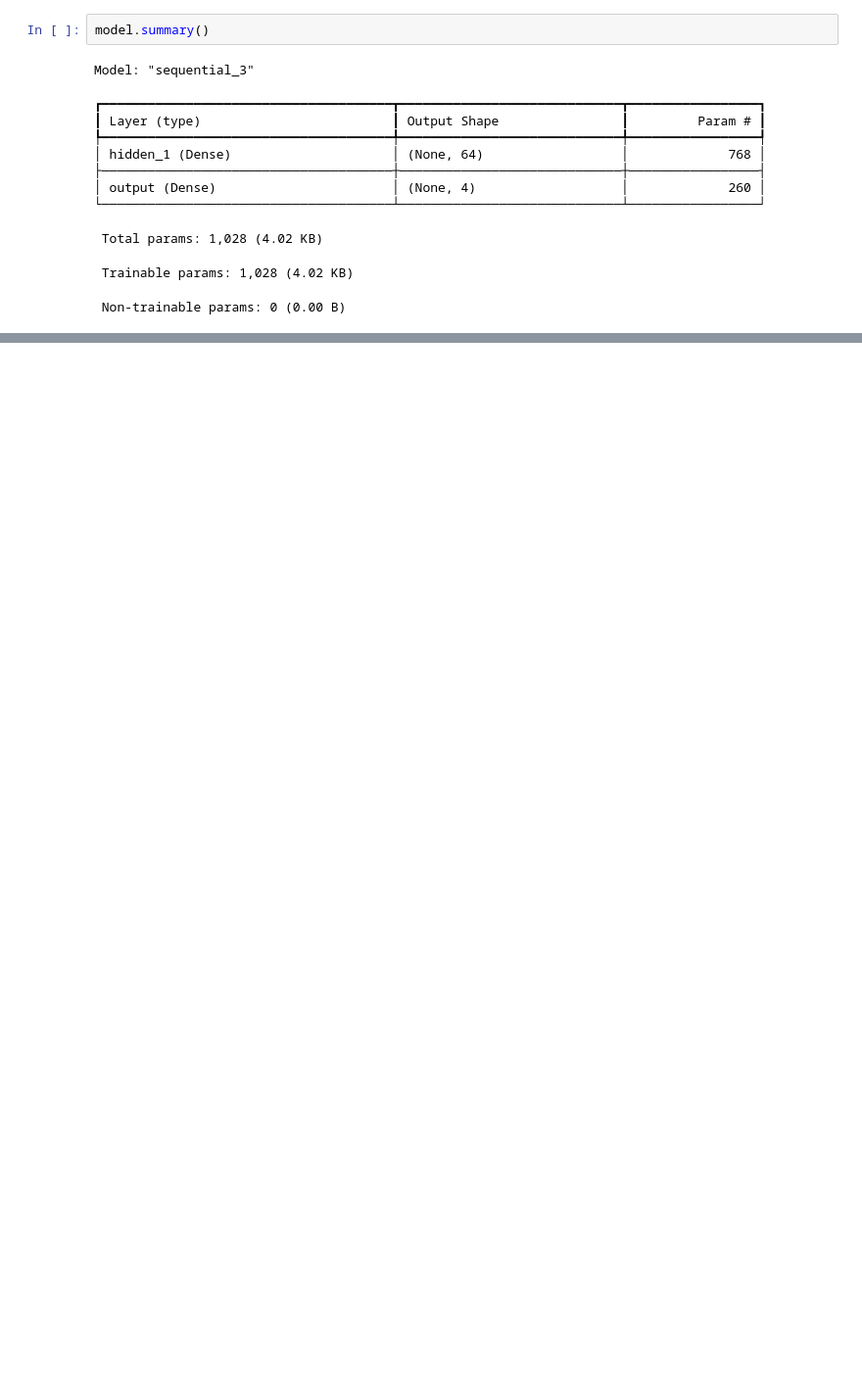
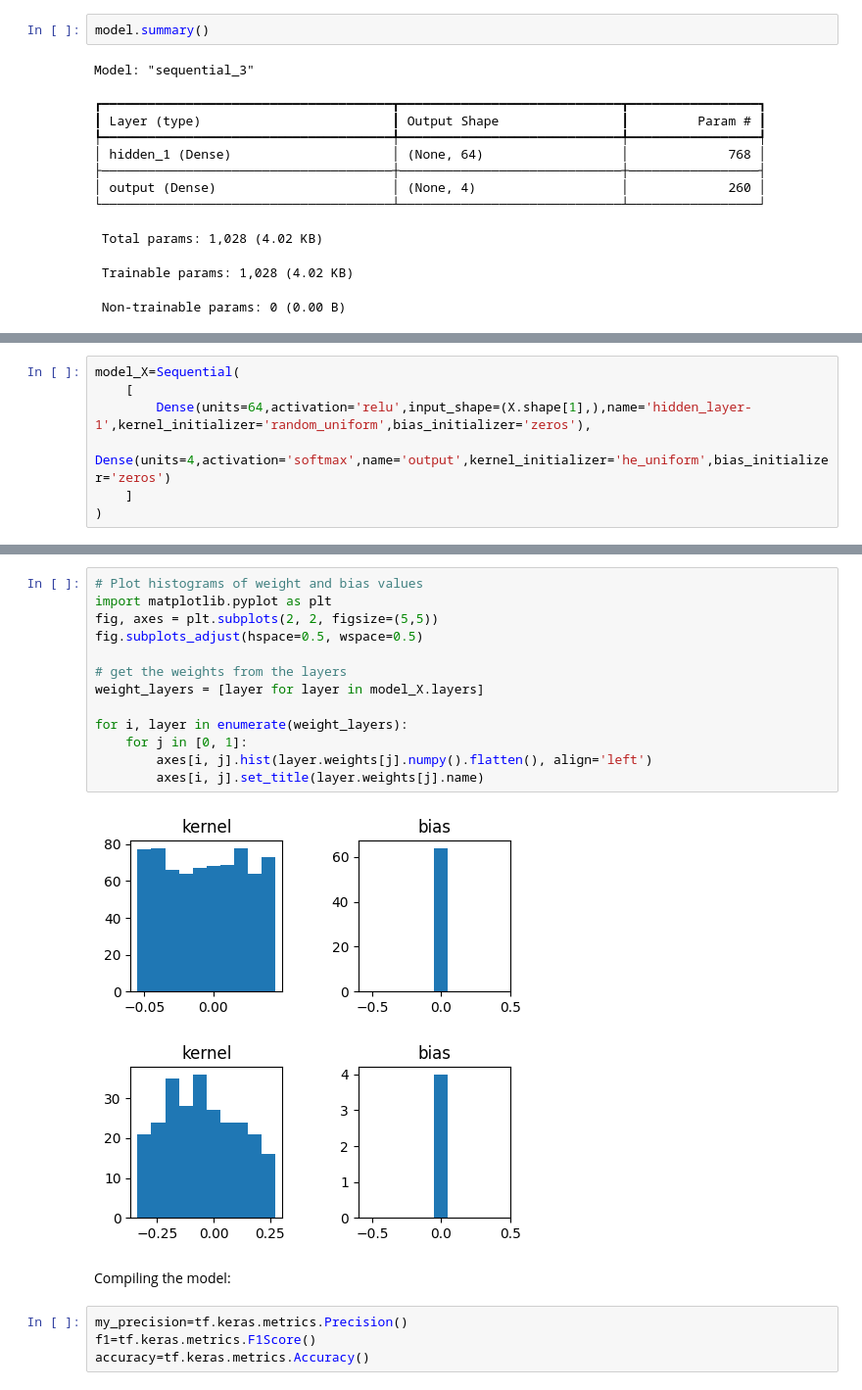
Before and after one commit to Jayaprakash1710/Module-20-Neural-Networks, a Jupyter notebook: Lec_6_Tensorflow_and_Keras_1.ipynb, the cells around one changed output, grey strips where cells are left out. Shown: that part at 98% size. Saved outputs shown, nothing was run; the diff lists cells and outputs as text; blank space fills up the shorter version.

```diff
--- a/Lec_6_Tensorflow_and_Keras_1.ipynb
+++ b/Lec_6_Tensorflow_and_Keras_1.ipynb
@@ -365,0 +378,7 @@ Model: "sequential_3"
+# %%
+model_X=Sequential(
+    [
+        Dense(units=64,activation='relu',input_shape=(X.shape[1],),name='hidden_layer-1',kernel_initializer='random_uniform',bias_initializer='zeros'),
+        Dense(units=4,activation='softmax',name='output',kernel_initializer='he_uniform',bias_initializer='zeros')
+    ]
+)
@@ -365,0 +399,21 @@ Model: "sequential_3"
+# %%
+# Plot histograms of weight and bias values
+import matplotlib.pyplot as plt
+fig, axes = plt.subplots(2, 2, figsize=(5,5))
+fig.subplots_adjust(hspace=0.5, wspace=0.5)
+
+# get the weights from the layers
+weight_layers = [layer for layer in model_X.layers]
+
+for i, layer in enumerate(weight_layers):
+    for j in [0, 1]:
+        axes[i, j].hist(layer.weights[j].numpy().flatten(), align='left')
+        axes[i, j].set_title(layer.weights[j].name)
+# %% [output]
+[figure, added]
+# %% [markdown]
+Compiling the model:
+# %%
+my_precision=tf.keras.metrics.Precision()
+f1=tf.keras.metrics.F1Score()
+accuracy=tf.keras.metrics.Accuracy()
```
Also changed, not shown: parts of 20 cells of this notebook.
